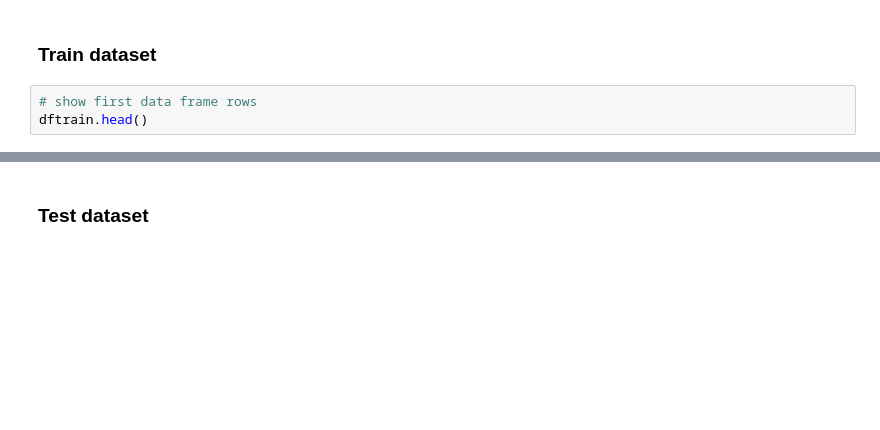
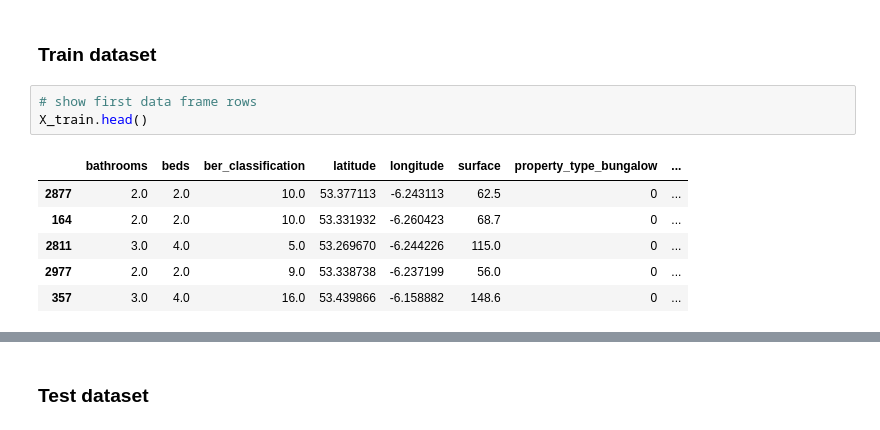
Before and after one commit to barrytl/ET5003_SEM1_2021-2, a Jupyter notebook: Week-3/ET5003_Etivity2_BarryLawton_20197772.ipynb, the cells around one changed output, grey strips where cells are left out. Cells and saved outputs as stored; diff of their text form; blank space fills up the shorter version.

```diff
--- a/Week-3/ET5003_Etivity2_BarryLawton_20197772.ipynb
+++ b/Week-3/ET5003_Etivity2_BarryLawton_20197772.ipynb
@@ -434,6 +467,13 @@ y =
 ### Train dataset
 # %%
 # show first data frame rows
-dftrain.head()
+X_train.head()
+# %% [output]
+|  | bathrooms | beds | ber_classification | latitude | longitude | surface | property_type_bungalow | ... |
+| 2877 | 2.0 | 2.0 | 10.0 | 53.377113 | -6.243113 | 62.5 | 0 | ... |
+| 164 | 2.0 | 2.0 | 10.0 | 53.331932 | -6.260423 | 68.7 | 0 | ... |
+| 2811 | 3.0 | 4.0 | 5.0 | 53.269670 | -6.244226 | 115.0 | 0 | ... |
+| 2977 | 2.0 | 2.0 | 9.0 | 53.338738 | -6.237199 | 56.0 | 0 | ... |
+| 357 | 3.0 | 4.0 | 16.0 | 53.439866 | -6.158882 | 148.6 | 0 | ... |
 # %%
 # Generate descriptive statistics
```
Also changed, not shown: parts of 16 cells of this notebook.
